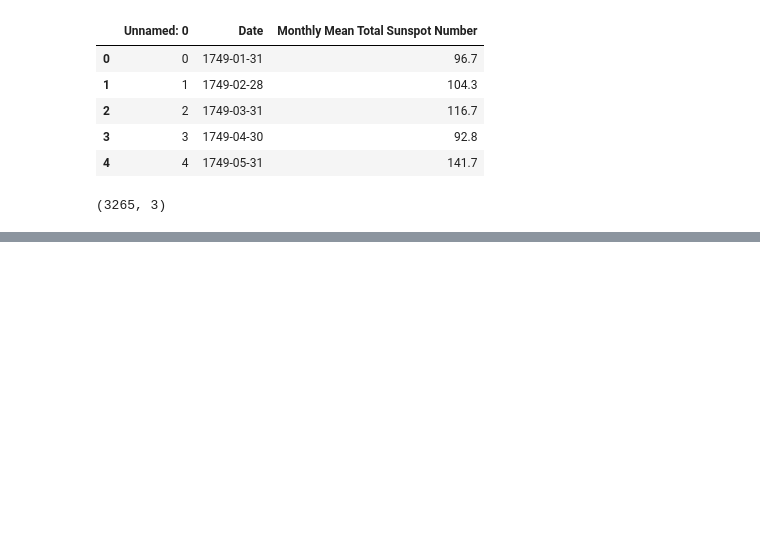
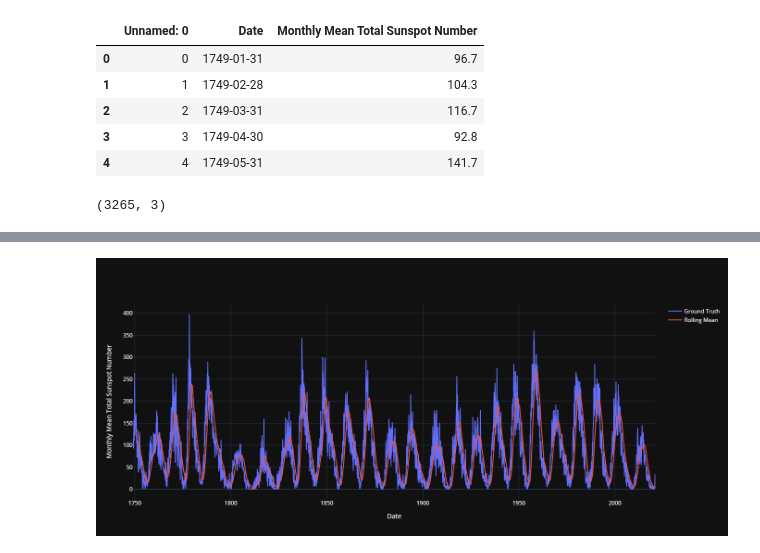
Before and after one commit to threeteck/ML.ITIS, a Jupyter notebook: 2.ipynb, the cells around one changed output, grey strips where cells are left out. Cells and saved outputs as stored; diff of their text form; code cells hidden in the pictures; blank space fills up the shorter version.

Commit message:
added rolling mean

```diff
--- a/2.ipynb
+++ b/2.ipynb
@@ -22,0 +36,3 @@ fig.show('png')
+# %%
+rolling_mean = pd.DataFrame(df.iloc[:, 2]).rolling(window=25).mean()
+rolling_mean
@@ -22,0 +53,15 @@ fig.show('png')
+# %%
+import plotly.express as px
+import plotly.graph_objects as go
+
+fig = go.Figure()
+fig.add_trace(go.Scatter(x=df['Date'], y=df['Monthly Mean Total Sunspot Number'],
+                         mode='lines',
+                         name='Ground Truth'))
+fig.add_trace(go.Scatter(x=df['Date'], y=rolling_mean['Monthly Mean Total Sunspot Number'],
+                         mode='lines',
+                         name='Rolling Mean'))
+fig.update_layout(xaxis_title='Date', yaxis_title='Monthly Mean Total Sunspot Number')
+fig.show()
+# %% [output]
+[figure, added]
```
Also changed, not shown: parts of 4 cells of this notebook.
